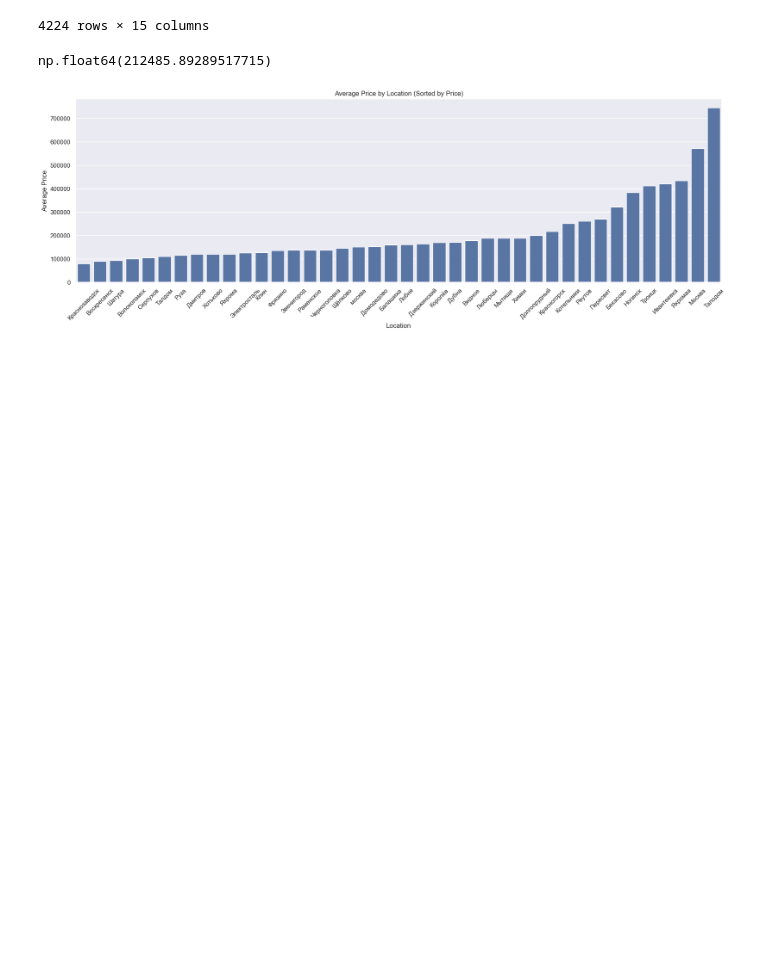
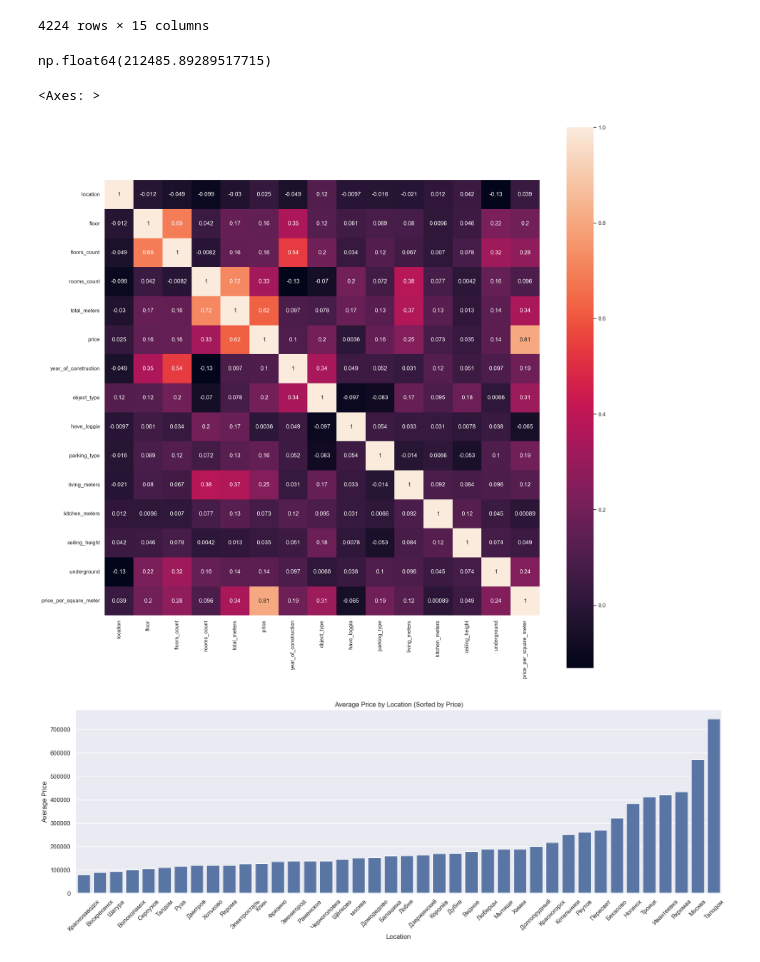
Before and after one commit to max4-dev/ML-1, a Jupyter notebook: main.ipynb, the cells around one changed output. Saved outputs shown, nothing was run; the diff lists cells and outputs as text; code cells hidden in the pictures; blank space fills up the shorter version.

```diff
--- a/main.ipynb
+++ b/main.ipynb
@@ -549,6 +536,13 @@ df
 df['price_per_square_meter'].mean()
 # %% [output]
 np.float64(212485.89289517715)
+# %%
+plt.subplots(figsize=(20,20))
+encoded_data, encoders = number_encode_features(df)
+sns.heatmap(encoded_data.corr(), square=True, annot=True)
+# %% [output]
+<Axes: >
+[figure, added]
 # %%
 average_prices = df.groupby('location')['price_per_square_meter'].mean().reset_index()
 
```
Also changed, not shown: parts of 2 cells of this notebook, 3 other files.
